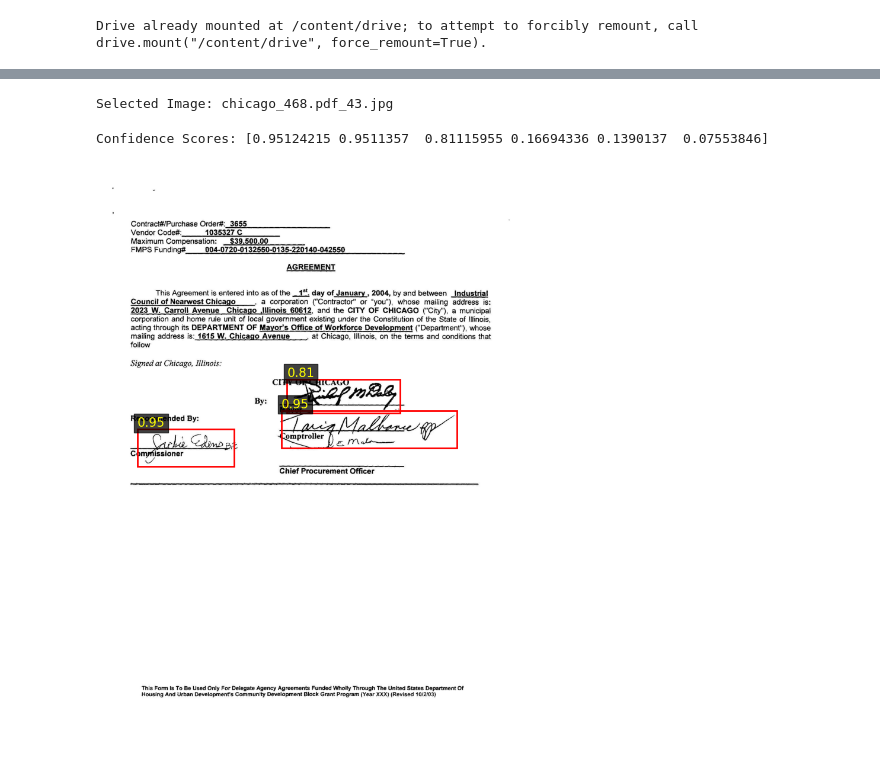
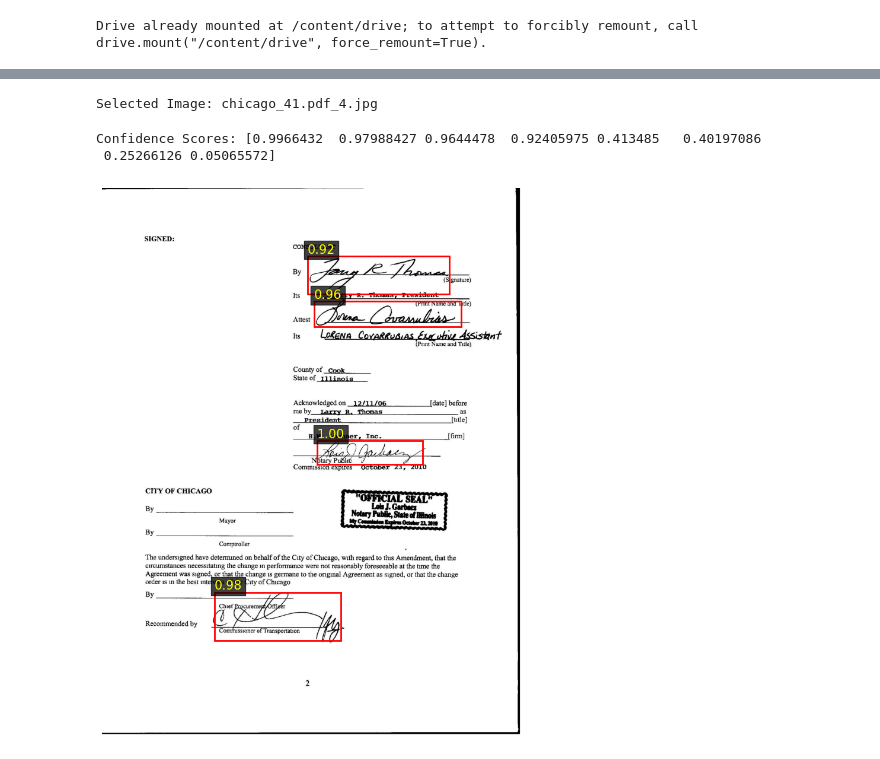
Before and after one commit to pogarla23/automation-anywhere-visionmodel, a Jupyter notebook: AA_Sig_Detect_V1_1.ipynb, the cells around one changed output, grey strips where cells are left out. Saved outputs shown, nothing was run; the diff lists cells and outputs as text; code cells hidden in the pictures.

```diff
--- a/AA_Sig_Detect_V1_1.ipynb
+++ b/AA_Sig_Detect_V1_1.ipynb
@@ -101,10 +109,11 @@ from torchvision.transforms import v2 as T
 #applies a series of transformations to the images
 #takes param of train to indicate whether we are training or not
 def get_transform(train):
-    transforms = [] #holds transformations
-    if train: #add random horizontal flip to the list to help model ignore tilts
-        transforms.append(T.RandomHorizontalFlip(torch.rand(1).item()))
-    transforms.append(T.ToDtype(torch.float, scale=True)) #converts image to floating point tensor
+    transforms = []#holds transformations
+    if train:#add random horizontal flip to the list to help model ignore tilts
+        transforms.append(T.RandomHorizontalFlip(0.5))
+    transforms.append(T.ToDtype(torch.float, scale=True))#converts image to floating point tensor
+    transforms.append(T.ToPureTensor())
     return T.Compose(transforms)
 # %%
 from engine import train_one_epoch, evaluate
@@ -122,10 +131,13 @@ dataset = SignatureDataset('/content/drive/MyDrive/signature_data_ai_challenge/s
 #load the test dataset with transformations
 dataset_test = SignatureDataset('/content/drive/MyDrive/signature_data_ai_challenge/signature_data', get_transform(train=False))
 
+total_size = len(dataset)
+indices = list(range(total_size))
+
 print()
 print("Total Dataset Size: ", len(dataset))
 
-dataset = torch.utils.data.Subset(dataset, indices[:250])
+dataset = torch.utils.data.Subset(dataset, indices[:350])
 print("Training Dataset Size: ", len(dataset))
 
 dataset_test = torch.utils.data.Subset(dataset_test, indices[:-250])
@@ -161,7 +173,7 @@ optimizer = torch.optim.SGD(params, lr=0.005,
 
 lr_scheduler = torch.optim.lr_scheduler.StepLR(optimizer, step_size=1, gamma=0.01)
 
-num_epochs = 3
+num_epochs = 5
 
 for epoch in range(num_epochs):
 
@@ -169,6 +181,9 @@ for epoch in range(num_epochs):
 
     train_one_epoch(model, optimizer, data_loader, device, epoch, print_freq=10)
 
+
+#we need to create an evaluation function
+
 torch.save(model.state_dict(), 'trained_model.pth')
 
 print("Done!")
@@ -200,7 +215,7 @@ import torch
 
 #function to load and transform an image
 def load_image(image_path):
-    img = Image.open(image_path).convert("RGB") #open image and convert it to RGB
+    img = Image.open(image_path) #open image
 
     #define a transformtion to convert the image to a tensor
     transform = T.Compose([
@@ -244,34 +259,35 @@ print(f"Selected Image: {image_filename}")
 #load the trained model
 model.load_state_dict(torch.load('trained_model.pth'))
 model.to(device)
 model.eval()
 
 image = load_image(image_path)
 image = image.to(device) #move image to specified location
 image = image.unsqueeze(0)  # add a batch dimension
 
 
 with torch.no_grad():  #sisable gradient tracking
     predictions = model(image)
 
 #extract details from predictions
 boxes = predictions[0]['boxes'].cpu().numpy()
 scores = predictions[0]['scores'].cpu().numpy()
 labels = predictions[0]['labels'].cpu().numpy()
 
 print("Confidence Scores:", scores)
 
 
 confidence_threshold = 0.75 #define confidence threshold
 #only use scores that meet the threshold
 filtered_boxes = boxes[scores >= confidence_threshold]
 filtered_scores = scores[scores >= confidence_threshold]
 
 if len(filtered_boxes) == 0:
-    print("No bounding boxes above the confidence threshold!")
+    print("No bounding boxes above the confidence threshold!!!!")
 else:
     show_image_with_boxes(image.squeeze(0), filtered_boxes, filtered_scores)
 # %% [output]
-Selected Image: chicago_468.pdf_43.jpg
+Selected Image: chicago_41.pdf_4.jpg
-Confidence Scores: [0.95124215 0.9511357  0.81115955 0.16694336 0.1390137  0.07553846]
+Confidence Scores: [0.9966432  0.97988427 0.9644478  0.92405975 0.413485   0.40197086
+ 0.25266126 0.05065572]
-[figure, old version]
+[figure, new version]
```
Also changed, not shown: parts of 2 cells of this notebook.
